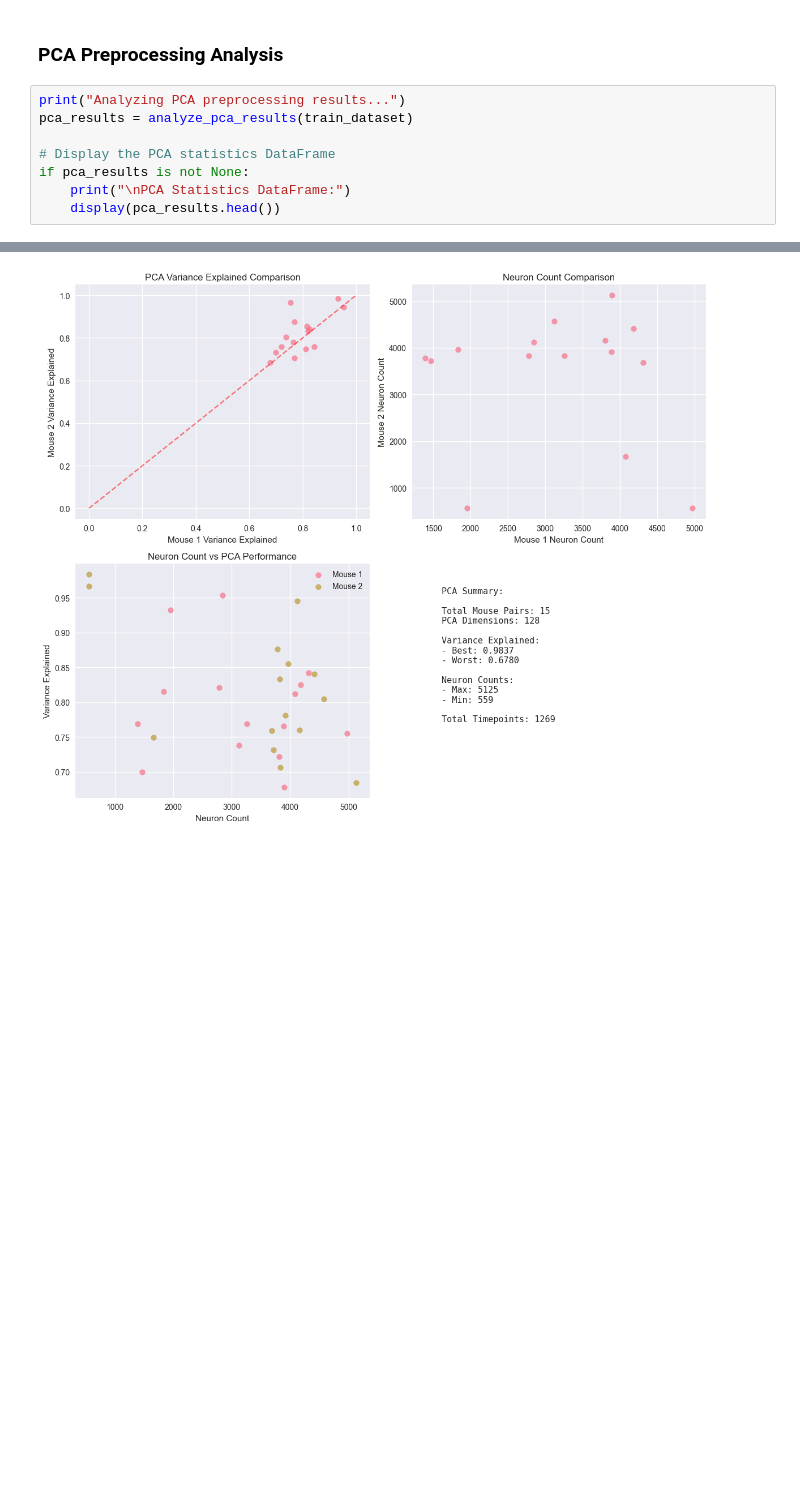
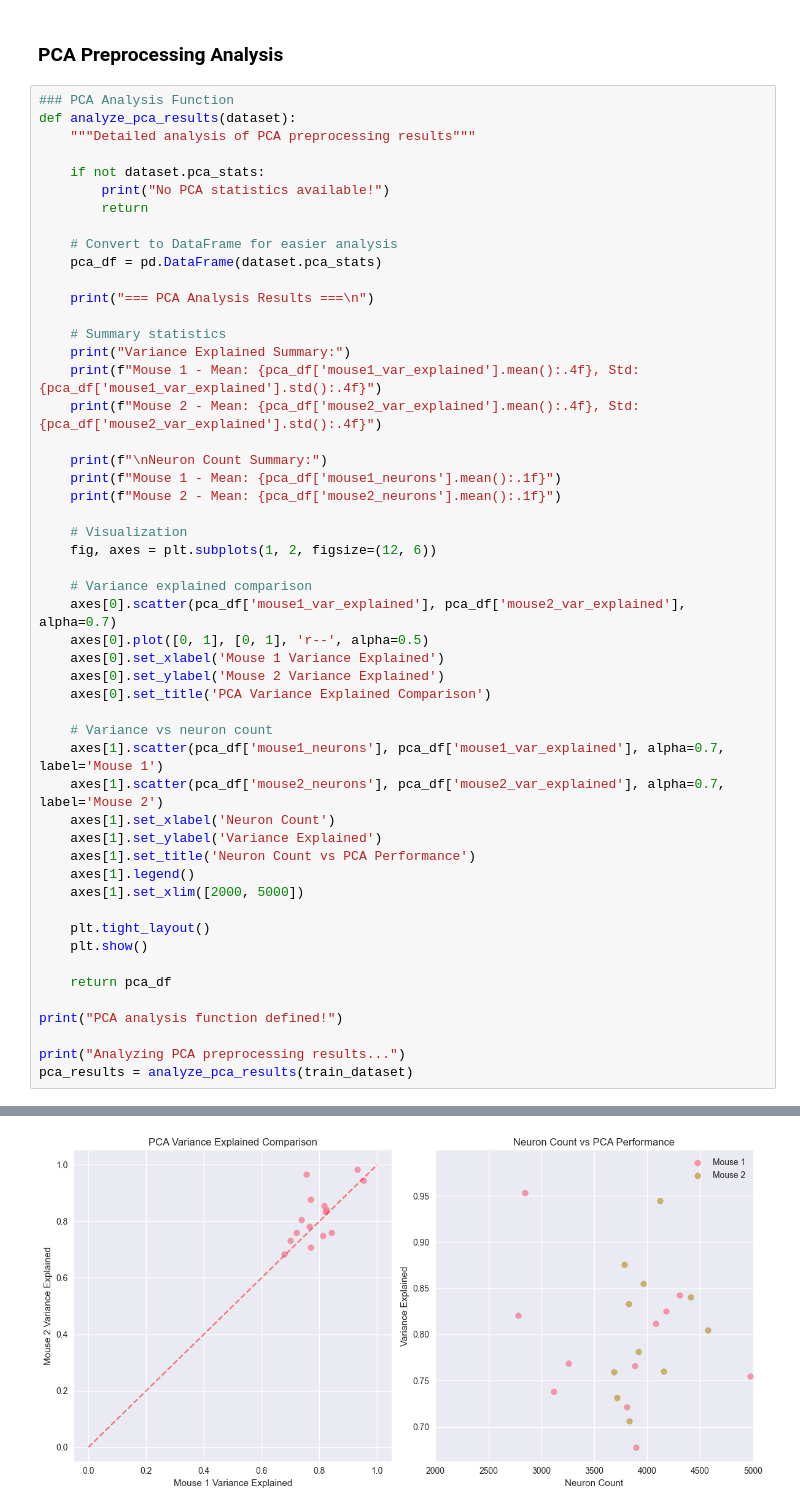
Before and after one commit to Neurallabware/Airscope_toolbox, a Jupyter notebook: Software/Neuron_BERT/datasets/data_set_vis.ipynb, the cells around one changed output, grey strips where cells are left out. Cells and saved outputs as stored; diff of their text form; blank space fills up the shorter version.

```diff
--- a/Software/Neuron_BERT/datasets/data_set_vis.ipynb
+++ b/Software/Neuron_BERT/datasets/data_set_vis.ipynb
@@ -435,11 +276,54 @@ Generating detailed sequence visualizations...
 # %% [markdown]
 ### PCA Preprocessing Analysis
 # %%
+### PCA Analysis Function
+def analyze_pca_results(dataset):
+    """Detailed analysis of PCA preprocessing results"""
+
+    if not dataset.pca_stats:
+        print("No PCA statistics available!")
+        return
+
+    # Convert to DataFrame for easier analysis
+    pca_df = pd.DataFrame(dataset.pca_stats)
+
+    print("=== PCA Analysis Results ===\n")
+
+    # Summary statistics
+    print("Variance Explained Summary:")
+    print(f"Mouse 1 - Mean: {pca_df['mouse1_var_explained'].mean():.4f}, Std: {pca_df['mouse1_var_explained'].std():.4f}")
+    print(f"Mouse 2 - Mean: {pca_df['mouse2_var_explained'].mean():.4f}, Std: {pca_df['mouse2_var_explained'].std():.4f}")
+
+    print(f"\nNeuron Count Summary:")
+    print(f"Mouse 1 - Mean: {pca_df['mouse1_neurons'].mean():.1f}")
+    print(f"Mouse 2 - Mean: {pca_df['mouse2_neurons'].mean():.1f}")
+
+    # Visualization
+    fig, axes = plt.subplots(1, 2, figsize=(12, 6))
+
+    # Variance explained comparison
+    axes[0].scatter(pca_df['mouse1_var_explained'], pca_df['mouse2_var_explained'], alpha=0.7)
+    axes[0].plot([0, 1], [0, 1], 'r--', alpha=0.5)
+    axes[0].set_xlabel('Mouse 1 Variance Explained')
+    axes[0].set_ylabel('Mouse 2 Variance Explained')
+    axes[0].set_title('PCA Variance Explained Comparison')
+
+    # Variance vs neuron count
+    axes[1].scatter(pca_df['mouse1_neurons'], pca_df['mouse1_var_explained'], alpha=0.7, label='Mouse 1')
+    axes[1].scatter(pca_df['mouse2_neurons'], pca_df['mouse2_var_explained'], alpha=0.7, label='Mouse 2')
+    axes[1].set_xlabel('Neuron Count')
+    axes[1].set_ylabel('Variance Explained')
+    axes[1].set_title('Neuron Count vs PCA Performance')
+    axes[1].legend()
+    axes[1].set_xlim([2000, 5000])
+
+    plt.tight_layout()
+    plt.show()
+
+    return pca_df
+
+print("PCA analysis function defined!")
+
 print("Analyzing PCA preprocessing results...")
 pca_results = analyze_pca_results(train_dataset)
-
-# Display the PCA statistics DataFrame
-if pca_results is not None:
-    print("\nPCA Statistics DataFrame:")
-    display(pca_results.head())
 # %% [output]
@@ -456 +341 @@ Mouse 2 - Mean: 3459.7, Range: [559-5125]
-[figure, old version]
+[figure, new version]
```
Also changed, not shown: parts of 16 cells of this notebook, 35 other files.
